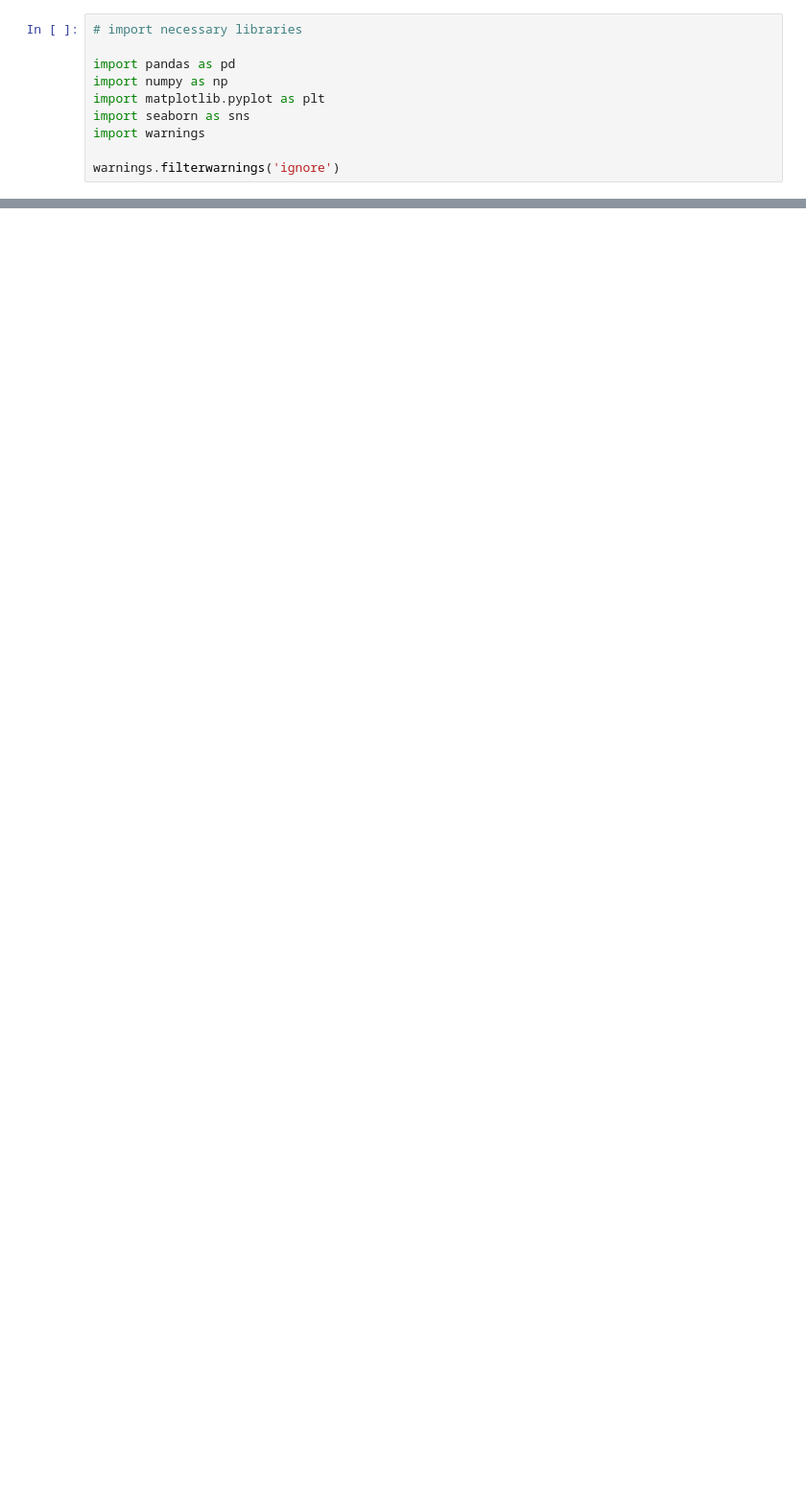
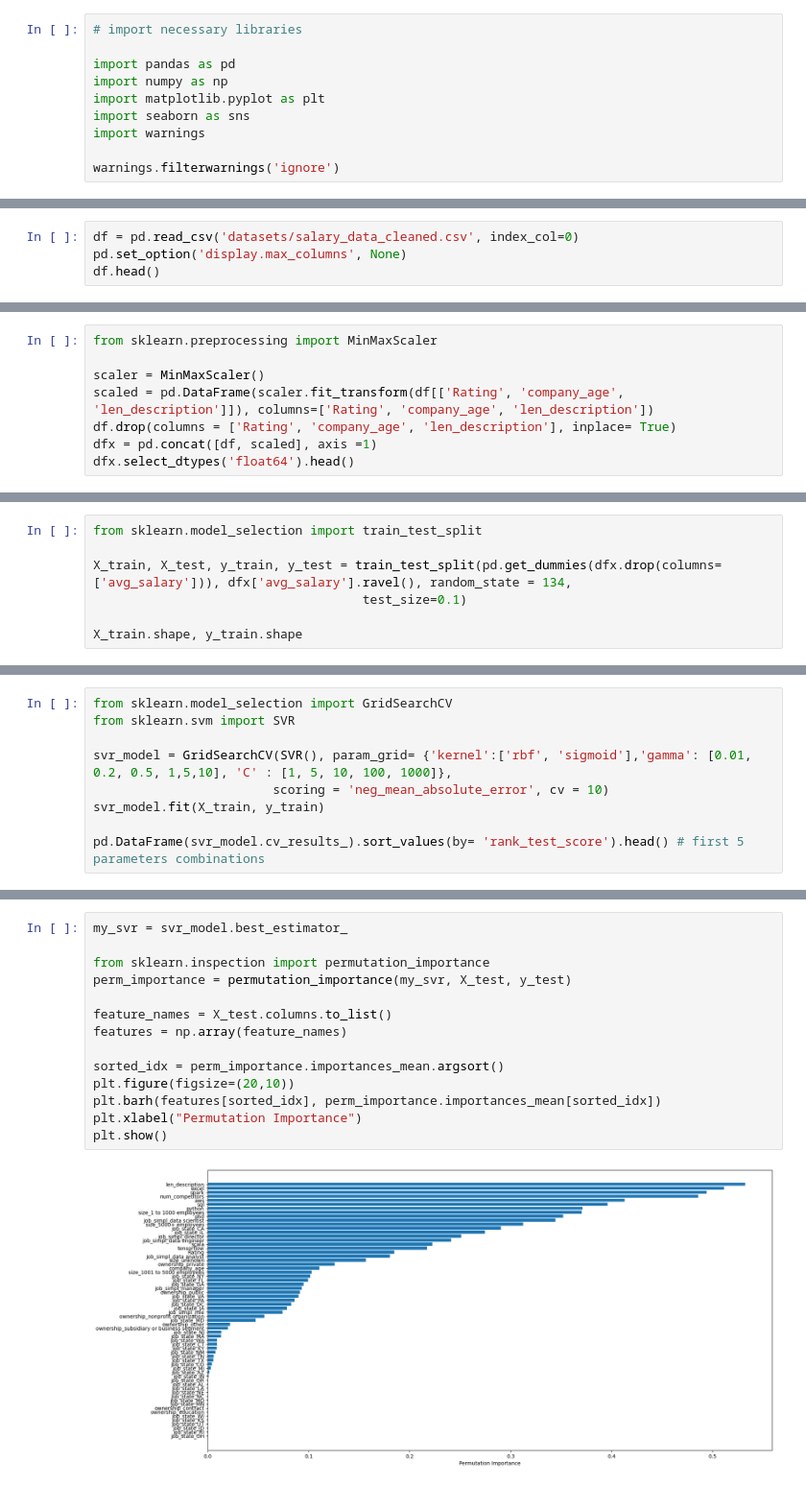
Before and after one commit to jolual2747/salary-prediction, a Jupyter notebook: modeling.ipynb, the cells around one changed output, grey strips where cells are left out. Shown: that part at 96% size. Cells and saved outputs as stored; diff of their text form; blank space fills up the shorter version.

Commit message:
modeling finished

```diff
--- a/modeling.ipynb
+++ b/modeling.ipynb
@@ -366,0 +15,4 @@ impute_with_mean(dx, 'avg_salary')
+# %%
+df = pd.read_csv('datasets/salary_data_cleaned.csv', index_col=0)
+pd.set_option('display.max_columns', None)
+df.head()
@@ -366,0 +26,8 @@ impute_with_mean(dx, 'avg_salary')
+# %%
+from sklearn.preprocessing import MinMaxScaler
+
+scaler = MinMaxScaler()
+scaled = pd.DataFrame(scaler.fit_transform(df[['Rating', 'company_age', 'len_description']]), columns=['Rating', 'company_age', 'len_description'])
+df.drop(columns = ['Rating', 'company_age', 'len_description'], inplace= True)
+dfx = pd.concat([df, scaled], axis =1)
+dfx.select_dtypes('float64').head()
@@ -366,0 +43,7 @@ impute_with_mean(dx, 'avg_salary')
+# %%
+from sklearn.model_selection import train_test_split
+
+X_train, X_test, y_train, y_test = train_test_split(pd.get_dummies(dfx.drop(columns=['avg_salary'])), dfx['avg_salary'].ravel(), random_state = 134,
+                                    test_size=0.1)
+
+X_train.shape, y_train.shape
@@ -366,0 +56,9 @@ impute_with_mean(dx, 'avg_salary')
+# %%
+from sklearn.model_selection import GridSearchCV
+from sklearn.svm import SVR
+
+svr_model = GridSearchCV(SVR(), param_grid= {'kernel':['rbf', 'sigmoid'],'gamma': [0.01, 0.2, 0.5, 1,5,10], 'C' : [1, 5, 10, 100, 1000]},
+                        scoring = 'neg_mean_absolute_error', cv = 10)
+svr_model.fit(X_train, y_train)
+
+pd.DataFrame(svr_model.cv_results_).sort_values(by= 'rank_test_score').head() # first 5 parameters combinations
@@ -366,0 +74,16 @@ impute_with_mean(dx, 'avg_salary')
+# %%
+my_svr = svr_model.best_estimator_
+
+from sklearn.inspection import permutation_importance
+perm_importance = permutation_importance(my_svr, X_test, y_test)
+
+feature_names = X_test.columns.to_list()
+features = np.array(feature_names)
+
+sorted_idx = perm_importance.importances_mean.argsort()
+plt.figure(figsize=(20,10))
+plt.barh(features[sorted_idx], perm_importance.importances_mean[sorted_idx])
+plt.xlabel("Permutation Importance")
+plt.show()
+# %% [output]
+[figure, added]
```
Also changed, not shown: parts of 54 cells of this notebook, 4 other files.
